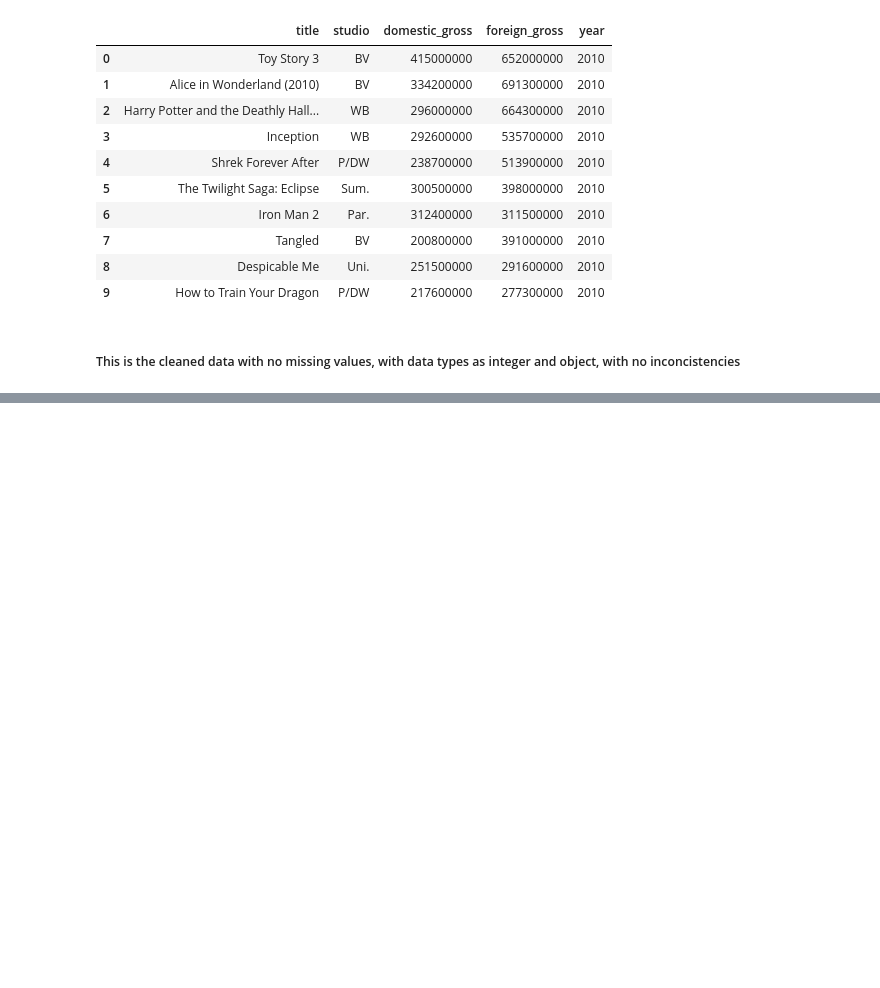
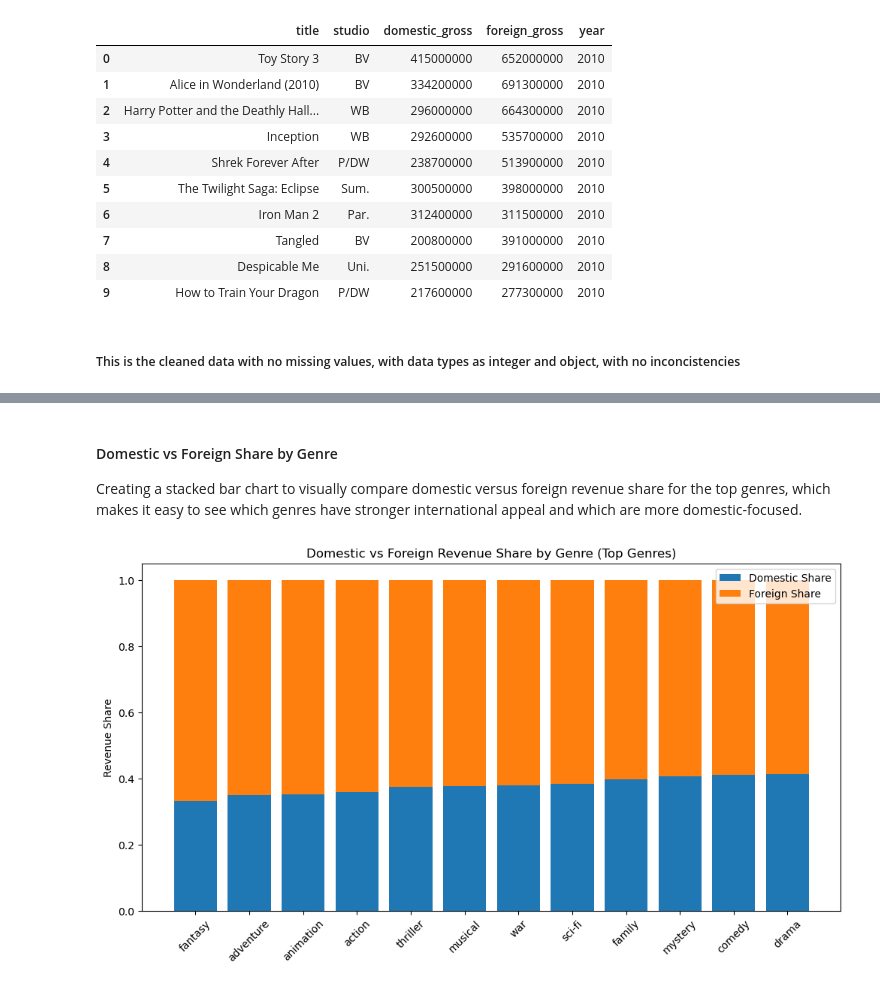
Before and after one commit to Daniellamuli/Phase-2-Movie-Analysis-Project, a Jupyter notebook: notebooks/Verah.ipynb, the cells around one changed output, grey strips where cells are left out. Saved outputs shown, nothing was run; the diff lists cells and outputs as text; code cells hidden in the pictures; blank space fills up the shorter version.

```diff
--- a/notebooks/Verah.ipynb
+++ b/notebooks/Verah.ipynb
@@ -241,0 +299,12 @@ bom_cleaned.to_csv('../data/cleanedData/bom_cleaned_data.csv', index=False)
+# %%
+# Keep only rows with genres
+bom_imdb = bom_imdb.dropna(subset=["genres"])
+
+# Split genres into separate rows
+genre_df = bom_imdb.copy()
+genre_df["genres"] = genre_df["genres"].str.split(",")
+
+genre_df = genre_df.explode("genres")
+genre_df["genres"] = genre_df["genres"].str.strip()
+
+genre_df.head()
@@ -241,0 +321,18 @@ bom_cleaned.to_csv('../data/cleanedData/bom_cleaned_data.csv', index=False)
+# %%
+genre_summary = (
+    genre_df.groupby("genres")[["domestic_gross", "foreign_gross", "total_gross"]]
+    .sum()
+    .reset_index()
+)
+
+# Calculate market share %
+genre_summary["domestic_share"] = genre_summary["domestic_gross"] / genre_summary["total_gross"]
+genre_summary["foreign_share"] = genre_summary["foreign_gross"] / genre_summary["total_gross"]
+
+# Keep only genres with enough data
+genre_summary = genre_summary[genre_summary["total_gross"] > 50_000_000]
+
+# Sort by foreign share
+genre_summary = genre_summary.sort_values("foreign_share", ascending=False)
+
+genre_summary.head(10)
@@ -241,0 +351,17 @@ bom_cleaned.to_csv('../data/cleanedData/bom_cleaned_data.csv', index=False)
+# %% [markdown]
+#### Domestic vs Foreign Share by Genre
+Creating a stacked bar chart to visually compare domestic versus foreign revenue share for the top genres, which makes it easy to see which genres have stronger international appeal and which are more domestic-focused.
+# %%
+top_genres = genre_summary.head(12)
+
+plt.figure(figsize=(12,6))
+plt.bar(top_genres["genres"], top_genres["domestic_share"], label="Domestic Share")
+plt.bar(top_genres["genres"], top_genres["foreign_share"], bottom=top_genres["domestic_share"], label="Foreign Share")
+
+plt.title("Domestic vs Foreign Revenue Share by Genre (Top Genres)")
+plt.ylabel("Revenue Share")
+plt.xticks(rotation=45)
+plt.legend()
+plt.show()
+# %% [output]
+[figure, added]
```
Also changed, not shown: parts of 32 cells of this notebook.
